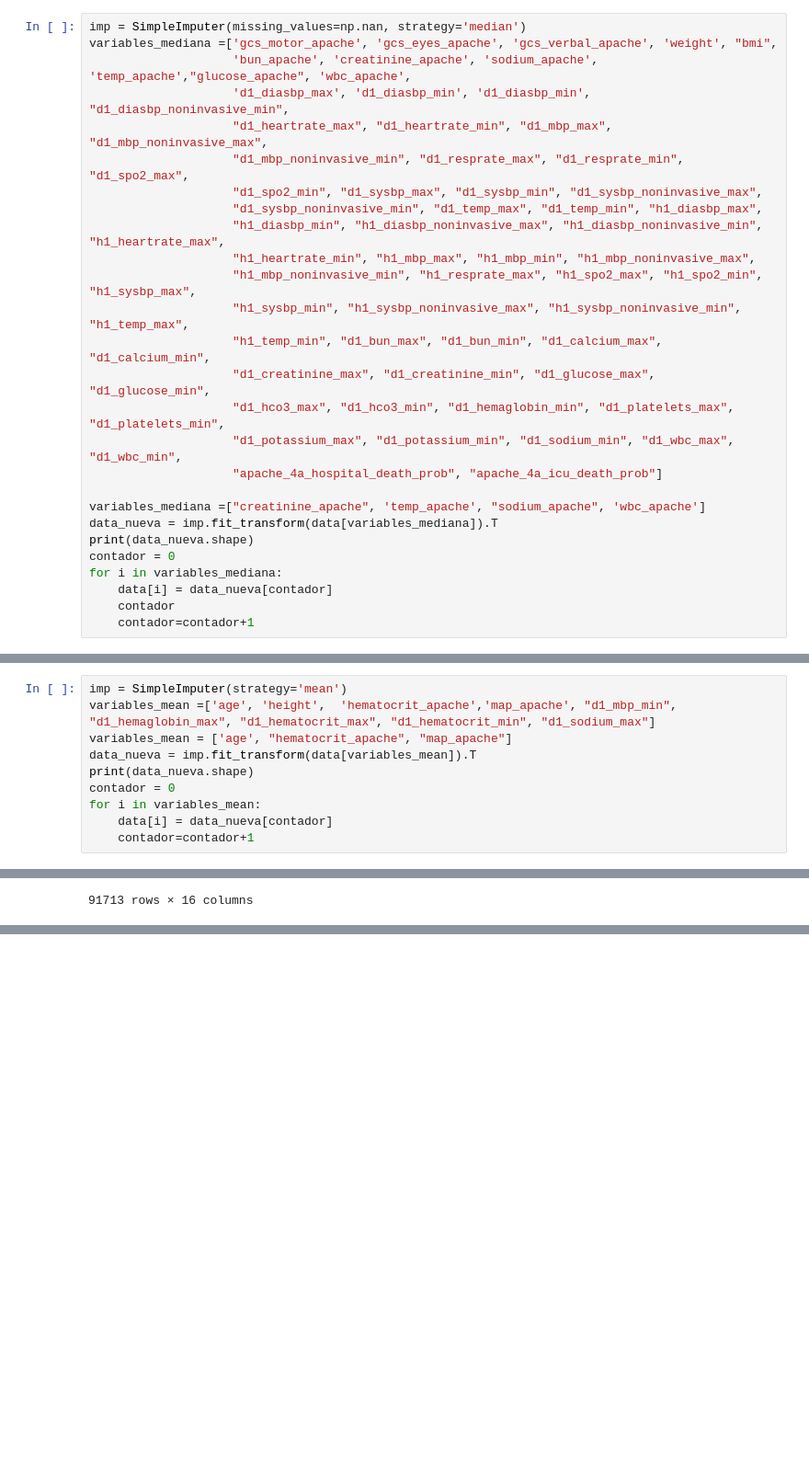
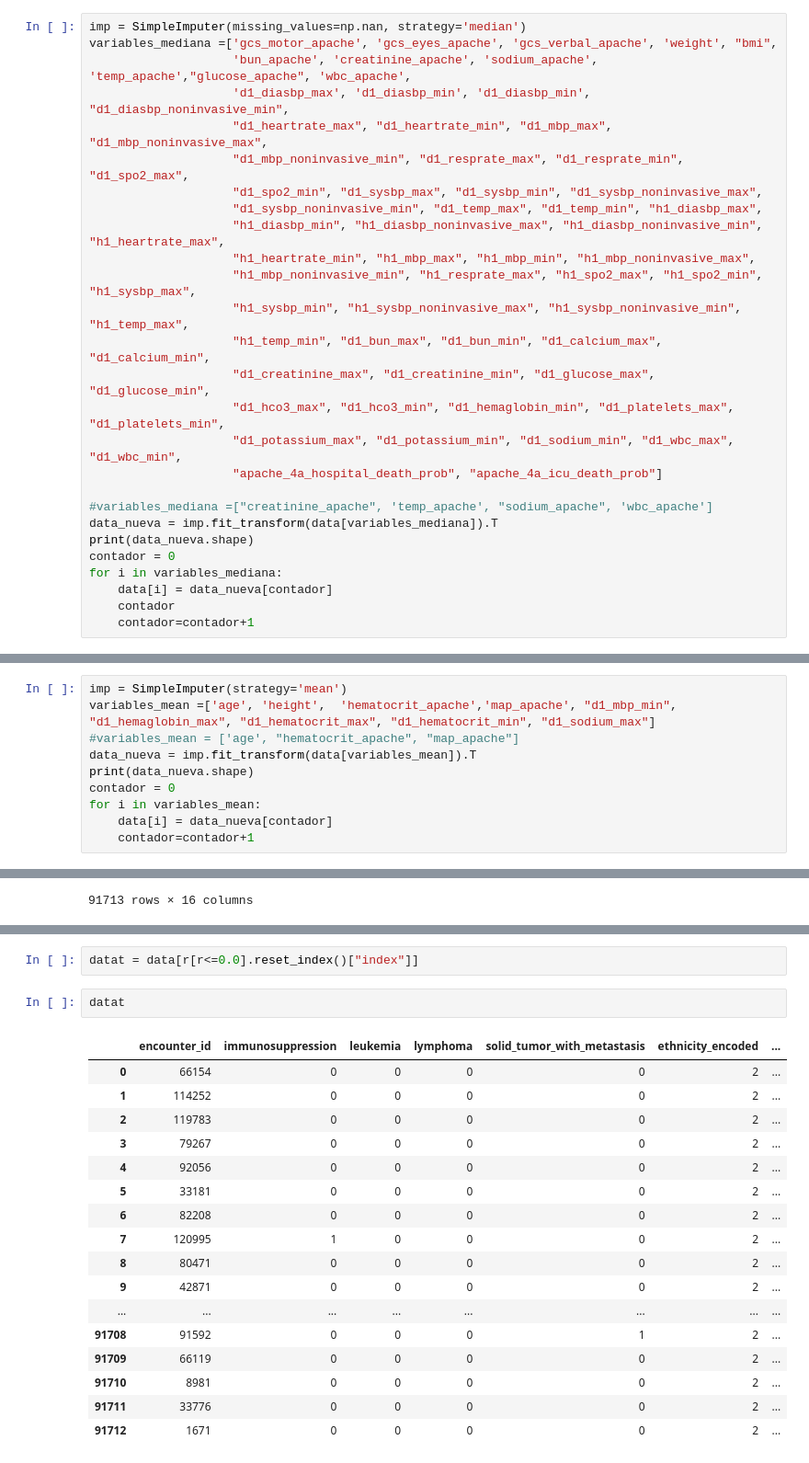
Before and after one commit to mdleiton/WiDSDatathon, a Jupyter notebook: preprocesamiento.ipynb, the cells around one changed output, grey strips where cells are left out. Shown at 92% size. Drawn from its saved outputs; the diff is of its cells as text; blank space fills up the shorter version.

```diff
--- a/preprocesamiento.ipynb
+++ b/preprocesamiento.ipynb
@@ -151,7 +156,7 @@ variables_mediana =['gcs_motor_apache', 'gcs_eyes_apache', 'gcs_verbal_apache',
                     "d1_potassium_max", "d1_potassium_min", "d1_sodium_min", "d1_wbc_max", "d1_wbc_min",
                     "apache_4a_hospital_death_prob", "apache_4a_icu_death_prob"]
 
-variables_mediana =["creatinine_apache", 'temp_apache', "sodium_apache", 'wbc_apache']
+#variables_mediana =["creatinine_apache", 'temp_apache', "sodium_apache", 'wbc_apache']
 data_nueva = imp.fit_transform(data[variables_mediana]).T
 print(data_nueva.shape)
 contador = 0
@@ -164,7 +169,7 @@ for i in variables_mediana:
 # %%
 imp = SimpleImputer(strategy='mean')
 variables_mean =['age', 'height',  'hematocrit_apache','map_apache', "d1_mbp_min", "d1_hemaglobin_max", "d1_hematocrit_max", "d1_hematocrit_min", "d1_sodium_max"]
-variables_mean = ['age', "hematocrit_apache", "map_apache"]
+#variables_mean = ['age', "hematocrit_apache", "map_apache"]
 data_nueva = imp.fit_transform(data[variables_mean]).T
 print(data_nueva.shape)
 contador = 0
@@ -330,0 +333,22 @@ data
+# %%
+datat = data[r[r<=0.0].reset_index()["index"]]
+# %%
+datat
+# %% [output]
+|  | encounter_id | immunosuppression | leukemia | lymphoma | solid_tumor_with_metastasis | ethnicity_encoded | ... |
+| 0 | 66154 | 0 | 0 | 0 | 0 | 2 | ... |
+| 1 | 114252 | 0 | 0 | 0 | 0 | 2 | ... |
+| 2 | 119783 | 0 | 0 | 0 | 0 | 2 | ... |
+| 3 | 79267 | 0 | 0 | 0 | 0 | 2 | ... |
+| 4 | 92056 | 0 | 0 | 0 | 0 | 2 | ... |
+| 5 | 33181 | 0 | 0 | 0 | 0 | 2 | ... |
+| 6 | 82208 | 0 | 0 | 0 | 0 | 2 | ... |
+| 7 | 120995 | 1 | 0 | 0 | 0 | 2 | ... |
+| 8 | 80471 | 0 | 0 | 0 | 0 | 2 | ... |
+| 9 | 42871 | 0 | 0 | 0 | 0 | 2 | ... |
+| ... | ... | ... | ... | ... | ... | ... | ... |
+| 91708 | 91592 | 0 | 0 | 0 | 1 | 2 | ... |
+| 91709 | 66119 | 0 | 0 | 0 | 0 | 2 | ... |
+| 91710 | 8981 | 0 | 0 | 0 | 0 | 2 | ... |
+| 91711 | 33776 | 0 | 0 | 0 | 0 | 2 | ... |
+| 91712 | 1671 | 0 | 0 | 0 | 0 | 2 | ... |
```
Also changed, not shown: parts of 16 cells of this notebook, 4 other files.
